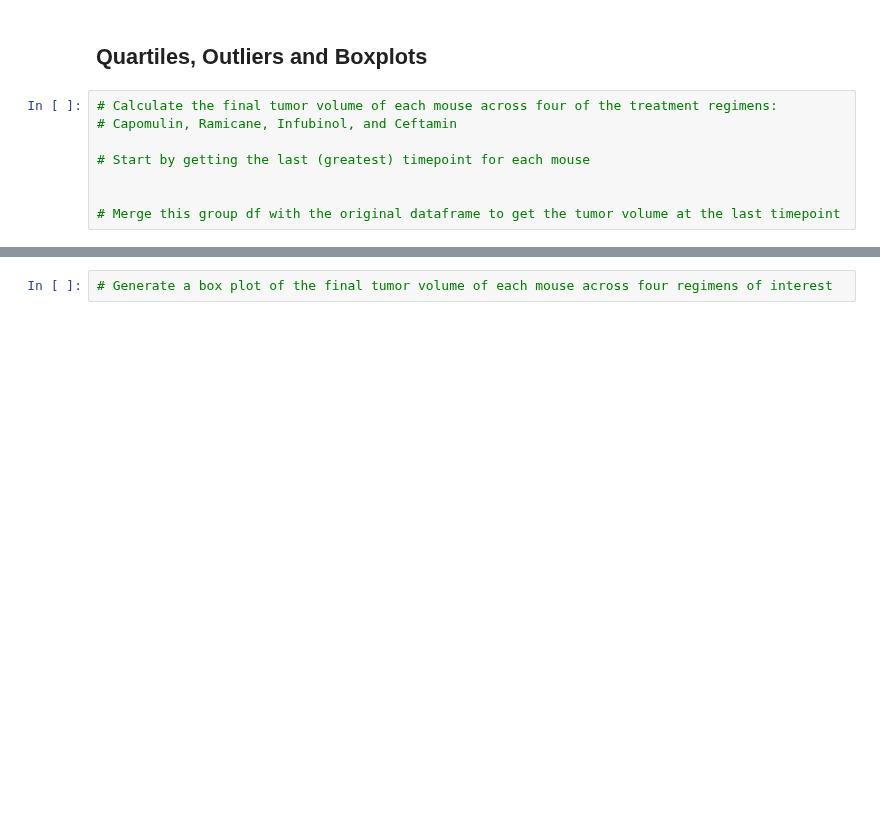
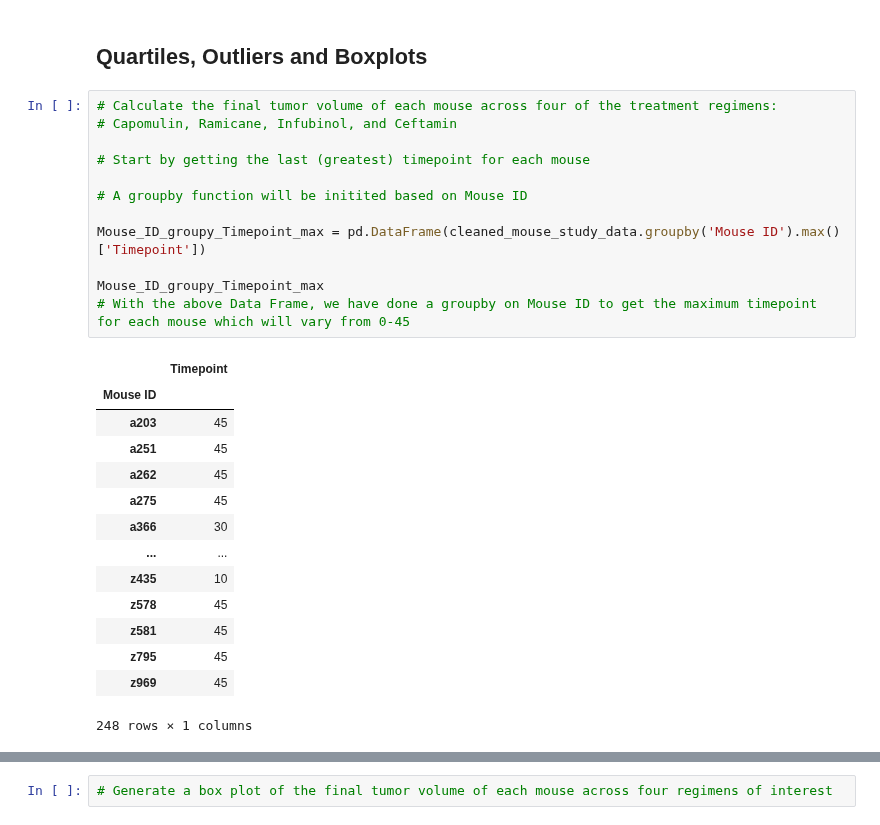
Before and after one commit to skumble27/matplotlib-challenge, a Jupyter notebook: Pymaceuticals/pymaceuticals_starter Draft8.ipynb, the cells around one changed output, grey strips where cells are left out. Cells and saved outputs as stored; diff of their text form; blank space fills up the shorter version.

```diff
--- a/Pymaceuticals/pymaceuticals_starter Draft8.ipynb
+++ b/Pymaceuticals/pymaceuticals_starter Draft8.ipynb
@@ -267,8 +267,27 @@ plt.show()
 # %%
 # Calculate the final tumor volume of each mouse across four of the treatment regimens:
 # Capomulin, Ramicane, Infubinol, and Ceftamin
 
 # Start by getting the last (greatest) timepoint for each mouse
 
+# A groupby function will be initited based on Mouse ID
 
-# Merge this group df with the original dataframe to get the tumor volume at the last timepoint
+Mouse_ID_groupy_Timepoint_max = pd.DataFrame(cleaned_mouse_study_data.groupby('Mouse ID').max()['Timepoint'])
+
+Mouse_ID_groupy_Timepoint_max
+# With the above Data Frame, we have done a groupby on Mouse ID to get the maximum timepoint for each mouse which will vary from 0-45
+# %% [output]
+|  | Timepoint |
+| Mouse ID |  |
+| a203 | 45 |
+| a251 | 45 |
+| a262 | 45 |
+| a275 | 45 |
+| a366 | 30 |
+| ... | ... |
+| z435 | 10 |
+| z578 | 45 |
+| z581 | 45 |
+| z795 | 45 |
+| z969 | 45 |
+248 rows × 1 columns
```
Also changed, not shown: parts of 4 cells of this notebook, 7 other files.
